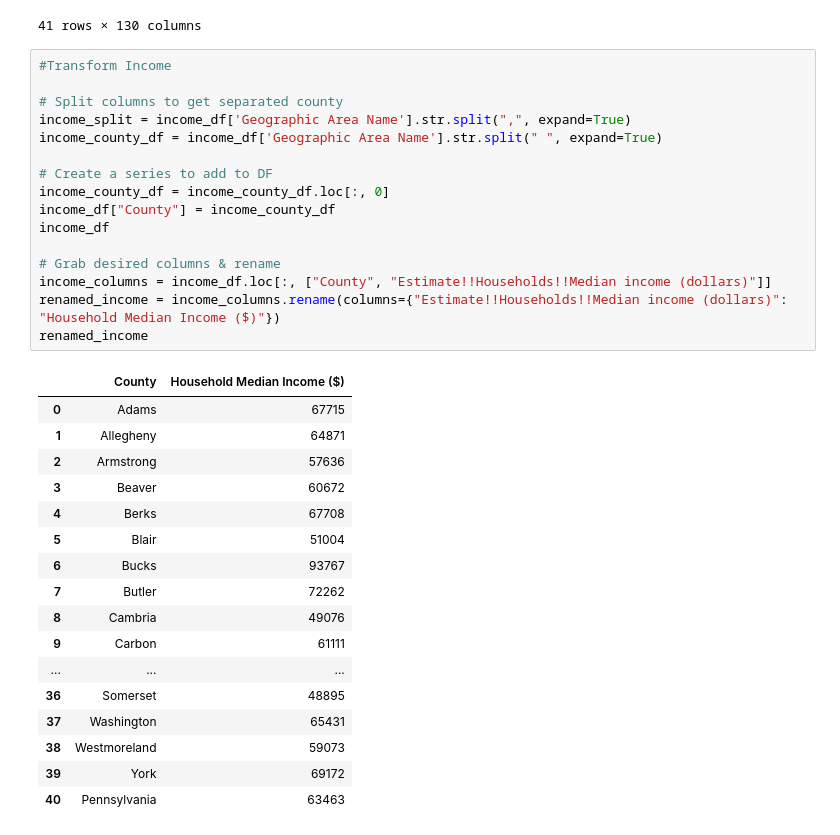
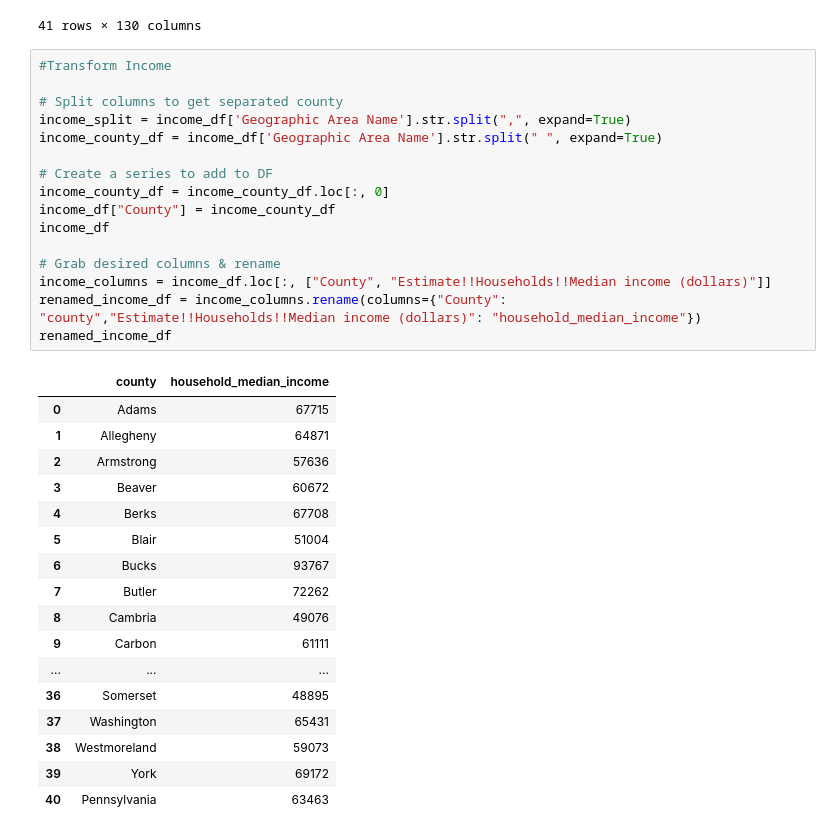
Before and after one commit to JuetingXu/bootcamp_project2, a Jupyter notebook: Transform_Tables.ipynb, the cells around one changed output. Drawn from its saved outputs; the diff is of its cells as text.

```diff
--- a/Transform_Tables.ipynb
+++ b/Transform_Tables.ipynb
@@ -46,21 +47,21 @@ income_df
 # %%
 #Transform Income
 
 # Split columns to get separated county
 income_split = income_df['Geographic Area Name'].str.split(",", expand=True)
 income_county_df = income_df['Geographic Area Name'].str.split(" ", expand=True)
 
 # Create a series to add to DF
 income_county_df = income_county_df.loc[:, 0]
 income_df["County"] = income_county_df
 income_df
 
 # Grab desired columns & rename
 income_columns = income_df.loc[:, ["County", "Estimate!!Households!!Median income (dollars)"]]
-renamed_income = income_columns.rename(columns={"Estimate!!Households!!Median income (dollars)": "Household Median Income ($)"})
-renamed_income
+renamed_income_df = income_columns.rename(columns={"County": "county","Estimate!!Households!!Median income (dollars)": "household_median_income"})
+renamed_income_df
 # %% [output]
-|  | County | Household Median Income ($) |
+|  | county | household_median_income |
 | 0 | Adams | 67715 |
 | 1 | Allegheny | 64871 |
 | 2 | Armstrong | 57636 |
```
Also changed, not shown: parts of 8 cells of this notebook, 1 other file.
